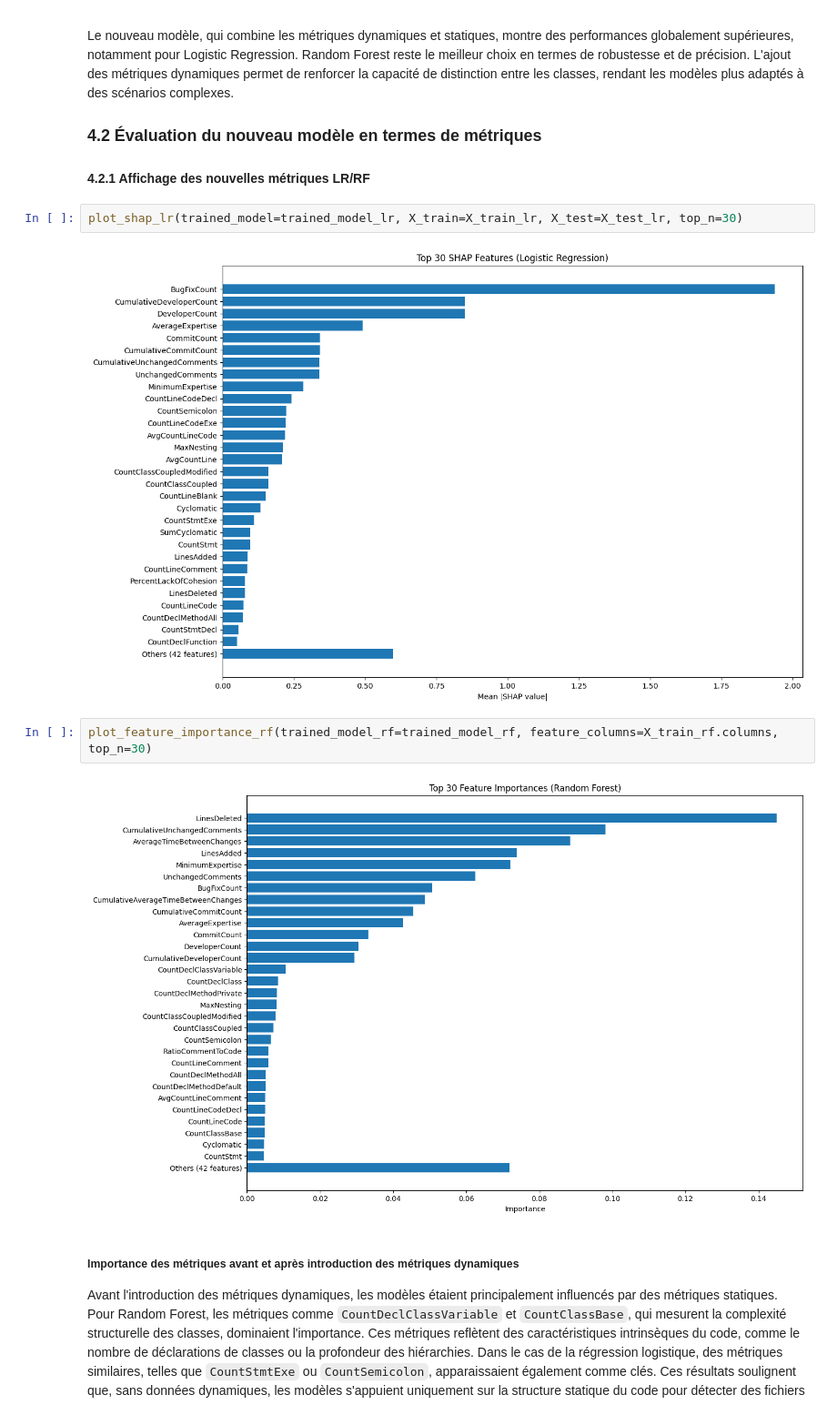
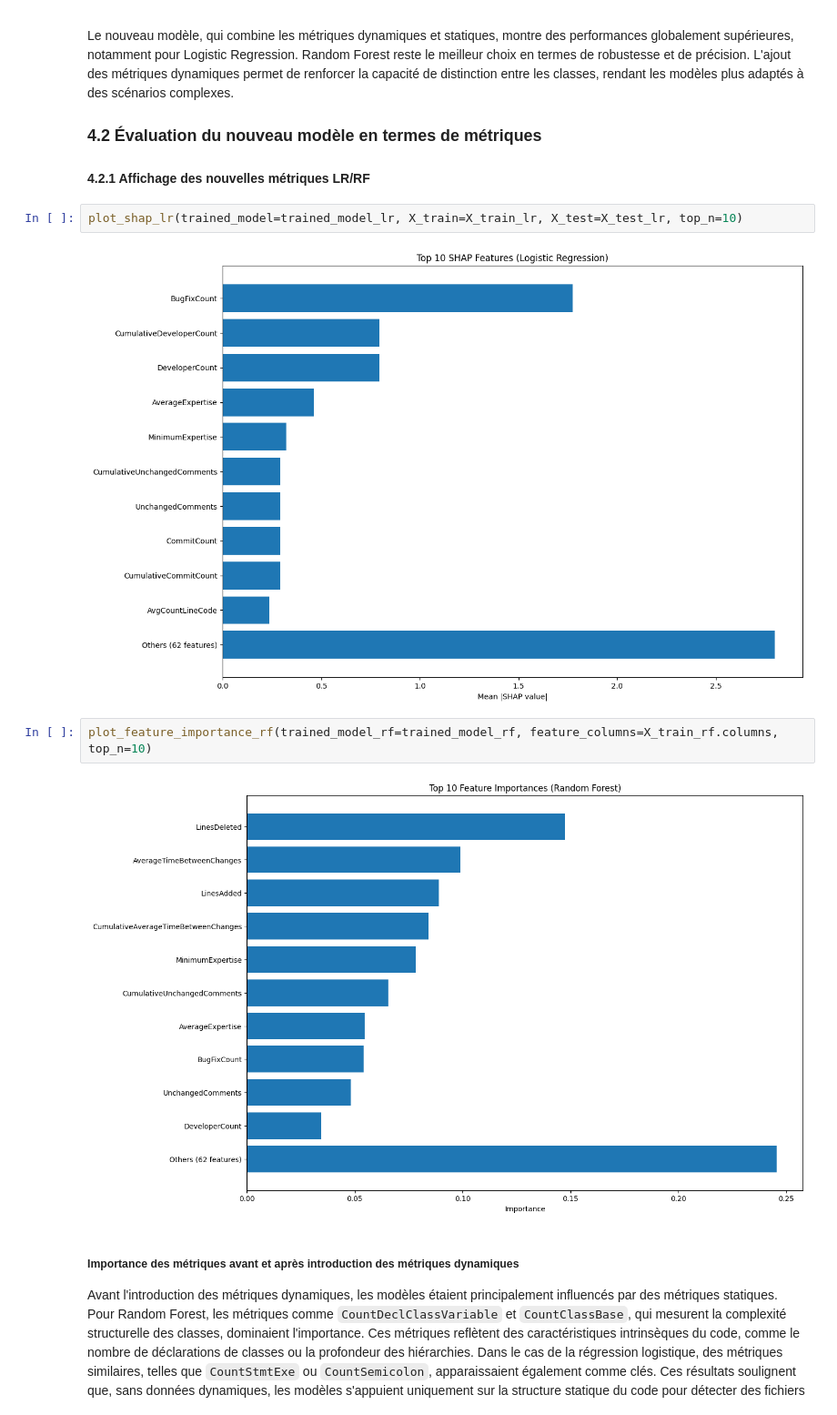
Before and after one commit to Dhexia/MGL869-Proj-Hive, a Jupyter notebook: src/proj.ipynb, the cells around one changed output. Shown at 91% size. Drawn from its saved outputs; the diff is of its cells as text.

```diff
--- a/src/proj.ipynb
+++ b/src/proj.ipynb
@@ -315,13 +333,13 @@ Le nouveau modèle, qui combine les métriques dynamiques et statiques, montre d
 
 #### **4.2.1 Affichage des nouvelles métriques LR/RF**
 # %%
-plot_shap_lr(trained_model=trained_model_lr, X_train=X_train_lr, X_test=X_test_lr, top_n=30)
+plot_shap_lr(trained_model=trained_model_lr, X_train=X_train_lr, X_test=X_test_lr, top_n=10)
 # %% [output]
-[figure, old version]
+[figure, new version]
 # %%
-plot_feature_importance_rf(trained_model_rf=trained_model_rf, feature_columns=X_train_rf.columns, top_n=30)
+plot_feature_importance_rf(trained_model_rf=trained_model_rf, feature_columns=X_train_rf.columns, top_n=10)
 # %% [output]
-[figure, old version]
+[figure, new version]
 # %% [markdown]
 ##### Importance des métriques avant et après introduction des métriques dynamiques
 
```
Also changed, not shown: parts of 12 cells of this notebook, 2 other files.
